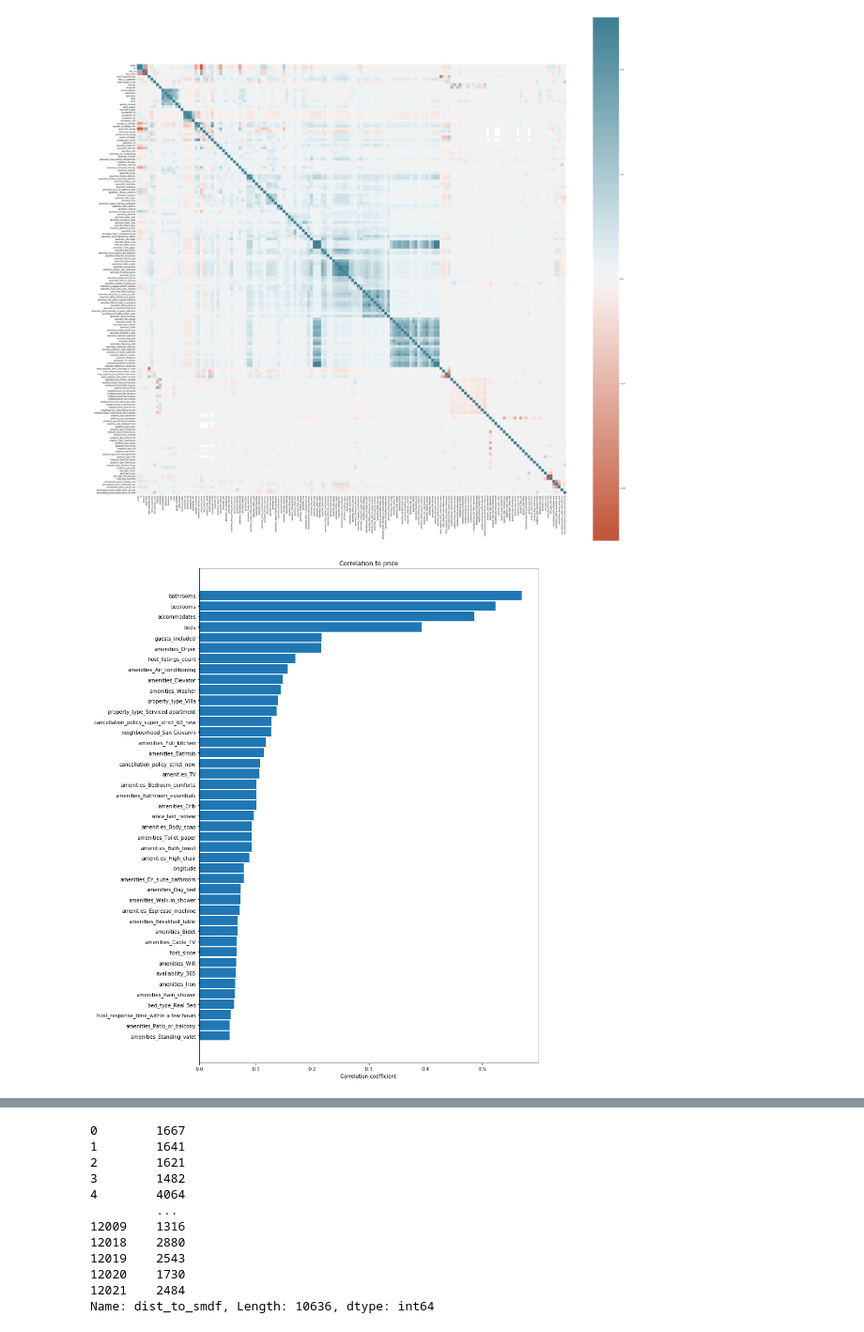
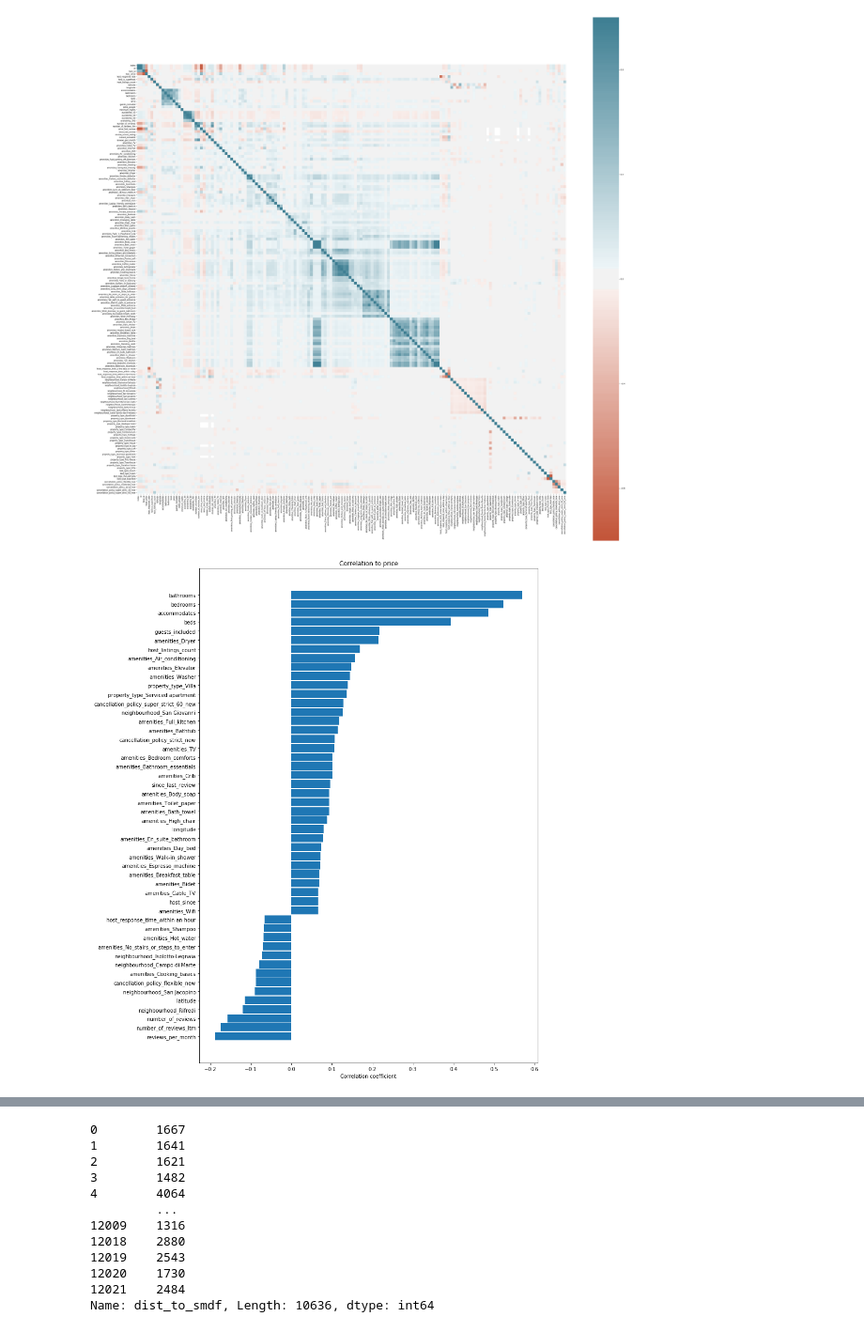
Before and after one commit to claudiocmp/airbnb_florence, a Jupyter notebook: florence_listings.ipynb, the cells around one changed output, grey strips where cells are left out. Shown at 94% size. Drawn from its saved outputs; the diff is of its cells as text; code cells hidden in the pictures.

```diff
--- a/florence_listings.ipynb
+++ b/florence_listings.ipynb
@@ -1090,21 +1094,22 @@ sns.heatmap(
 # %% [output]
 [figure]
 # %%
+threshold=0.065
 price_corr = corr['price'].sort_values(ascending=True)[:-1] # exclude price itself
-price_corr = price_corr[price_corr>0.05]
+price_corr = price_corr[(price_corr>threshold)|(price_corr<-threshold)]
 
 fig, ax = plt.subplots(figsize=(12,18))
 features = price_corr.index
 y_pos = np.arange(len(price_corr))
 values = width=price_corr
 
 ax.barh(y_pos, values, align='center', height=0.9)
 ax.set_yticks(y_pos)
 ax.set_yticklabels(features)
 
 ax.set_xlabel('Correlation coefficient')
 ax.set_title('Correlation to price')
 
 plt.show()
 # %% [output]
-[figure, old version]
+[figure, new version]
```
Also changed, not shown: parts of 9 cells of this notebook, 6 other files.
